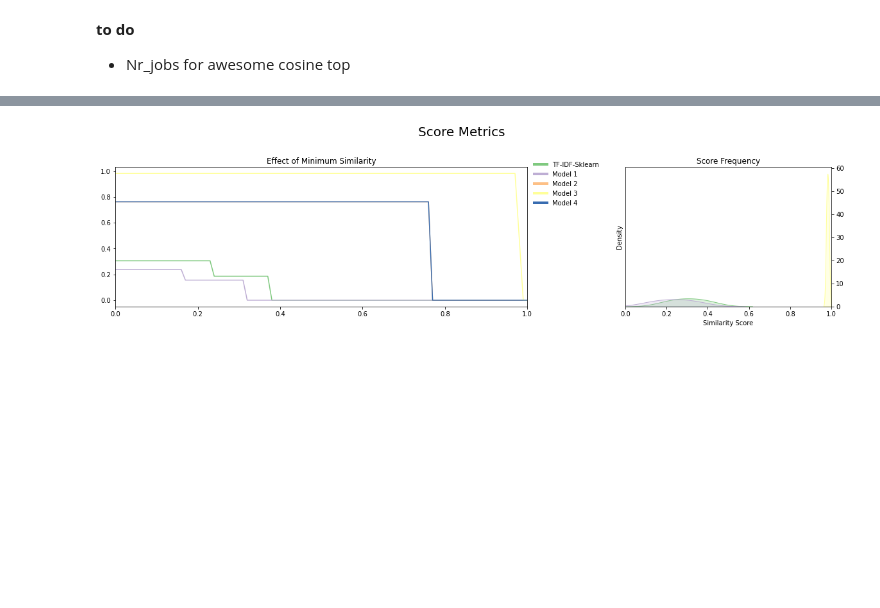
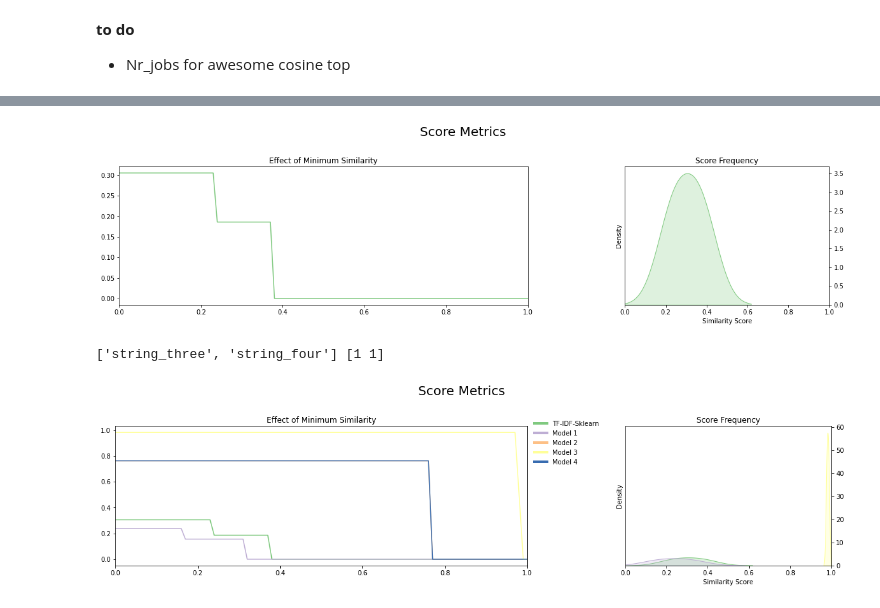
Before and after one commit to MaartenGr/PolyFuzz, a Jupyter notebook: notebooks/Overview-Copy1.ipynb, the cells around one changed output, grey strips where cells are left out. Drawn from its saved outputs; the diff is of its cells as text; code cells hidden in the pictures; blank space fills up the shorter version.

Commit message:
Update documentation, fix embeddings

```diff
--- a/notebooks/Overview-Copy1.ipynb
+++ b/notebooks/Overview-Copy1.ipynb
@@ -29,6 +26,13 @@ with open("../data/movie_titles.json") as outfile:
 # %%
 from flair.embeddings import FlairEmbeddings, TransformerWordEmbeddings, TransformerDocumentEmbeddings
 bert_embedding = TransformerWordEmbeddings('bert-base-multilingual-cased')
+# %%
+model = pf.PolyFuzz("TF-IDF").match(from_list = ["string_one", "string_two"],
+                                    to_list = ["string_three", "string_four"])
+# %%
+model.visualize_precision_recall()
+# %% [output]
+[figure, added]
 # %%
 from rapidfuzz import fuzz
 import numpy as np
@@ -51,21 +55,24 @@ class MyModel(BaseMatcher):
 models = [
           TFIDF(n_gram_range=(3, 3), min_similarity=0, model_id="TF-IDF-Sklearn"),
           TFIDF(n_gram_range=(3, 6), min_similarity=0),
-          EditDistance(n_jobs=-1),
-          Embeddings([bert_embedding], min_similarity=0),
-          MyModel()
+#           EditDistance(n_jobs=-1),
+#           Embeddings([bert_embedding], min_similarity=0),
+#           MyModel()
          ]
+model=Embeddings([bert_embedding], min_similarity=0),
 
 
 # pm = PolyFuzz(models, movie_titles["Netflix"], movie_titles["Netflix"]).match()
 # model = pf.PolyFuzz(models, movie_titles["Netflix"][:1000], movie_titles["IMDB"][:1000]).match()
 # pm = PolyMatch(models, company_names[:5_000], company_names[:5_000]).match()
-model = pf.PolyFuzz(models).match(from_list = ["string_one", "string_two"],
+model = pf.PolyFuzz(model).match(from_list = ["string_one", "string_two"],
                                   to_list = ["string_three", "string_four"])
 
 # pm = PolyFuzz("TF-IDF", movie_titles["Netflix"], movie_titles["Netflix"]).match()
 # pm = PolyMatch("EditDistance", movie_titles["Netflix"], movie_titles["Netflix"]).match()
 # pm = PolyMatch("Embeddings", movie_titles["Netflix"], movie_titles["Netflix"]).match()
+# %% [output]
+['string_three', 'string_four'] [1 1]
 # %%
 model.visualize_precision_recall()
 # %% [output]
```
Also changed, not shown: parts of 1 cell of this notebook, 10 other files.
